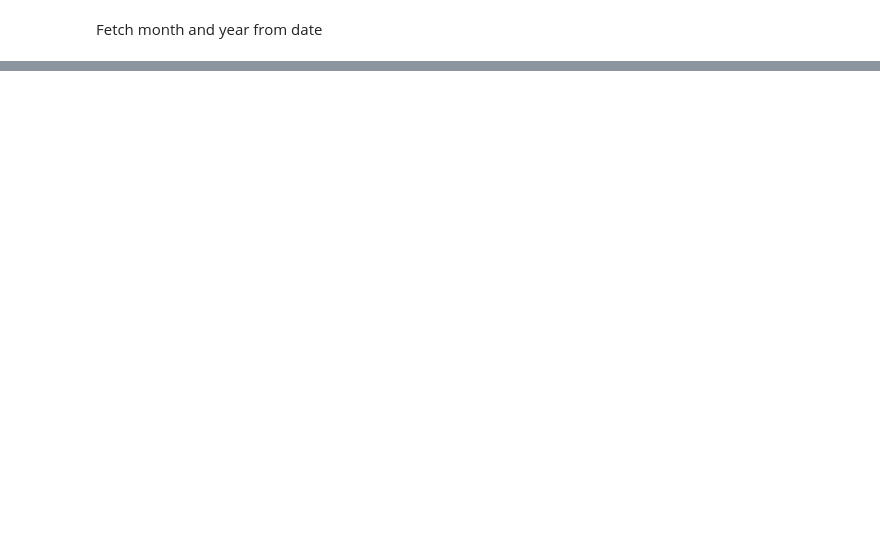
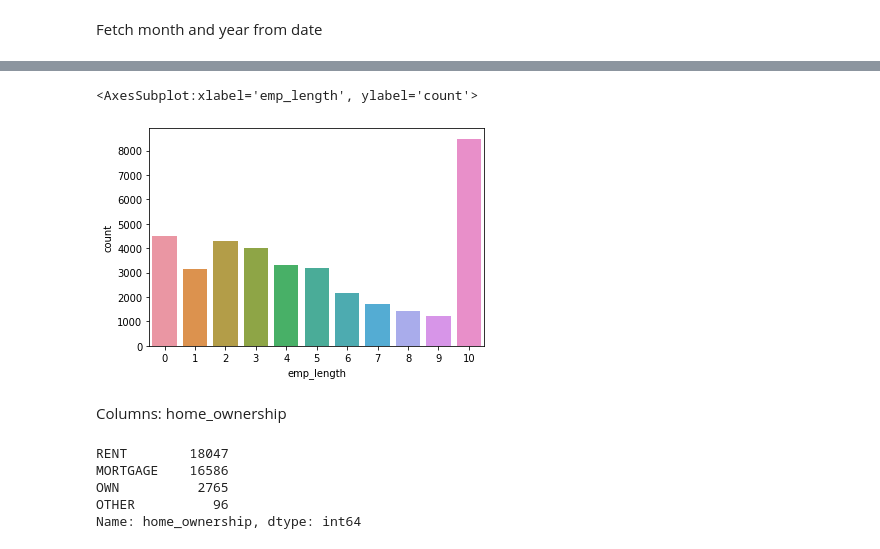
Before and after one commit to sidshrivastav/LendingClubCaseStudy, a Jupyter notebook: siddhant_shrivastav.ipynb, the cells around one changed output, grey strips where cells are left out. Saved outputs shown, nothing was run; the diff lists cells and outputs as text; code cells hidden in the pictures; blank space fills up the shorter version.

```diff
--- a/siddhant_shrivastav.ipynb
+++ b/siddhant_shrivastav.ipynb
@@ -275,0 +347,6 @@ We can see that there are oultiers in annual_inc, open_acc, total_acc and revol_
+# %%
+df.sub_grade = pd.to_numeric(df.sub_grade.apply(lambda x : x[-1]))
+# %%
+fig, ax = plt.subplots(figsize=(12,7))
+sns.set_palette('colorblind')
+sns.countplot(x='grade', order=['A', 'B', 'C', 'D', 'E', 'F', 'G'], hue='sub_grade', data=df)
@@ -275,0 +373,15 @@ We can see that there are oultiers in annual_inc, open_acc, total_acc and revol_
+# %%
+sns.countplot(data=df, x="emp_length")
+# %% [output]
+<AxesSubplot:xlabel='emp_length', ylabel='count'>
+[figure, added]
+# %% [markdown]
+Columns: home_ownership
+# %%
+df.home_ownership.value_counts()
+# %% [output]
+RENT        18047
+MORTGAGE    16586
+OWN          2765
+OTHER          96
+Name: home_ownership, dtype: int64
```
Also changed, not shown: parts of 59 cells of this notebook.
